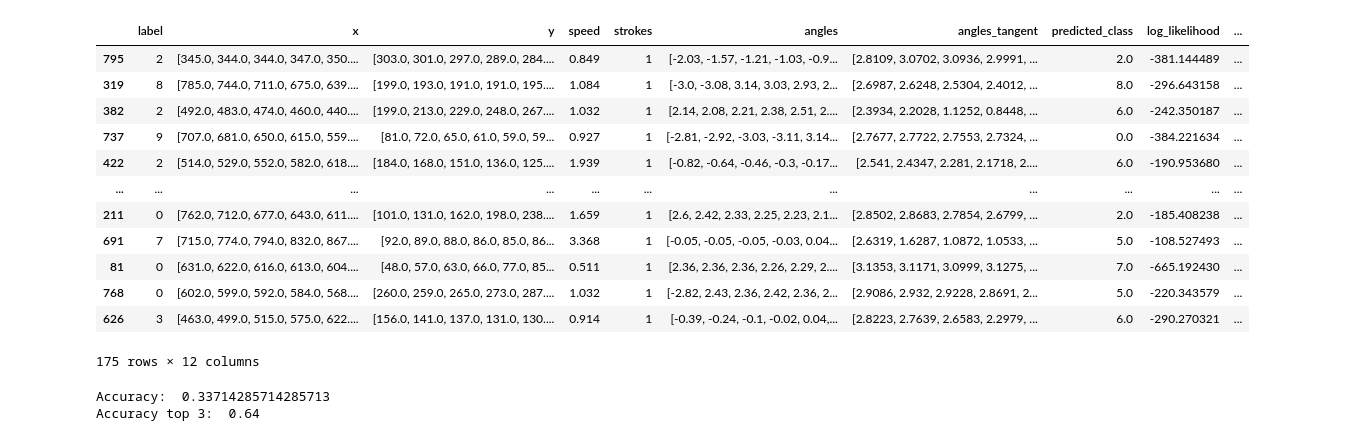
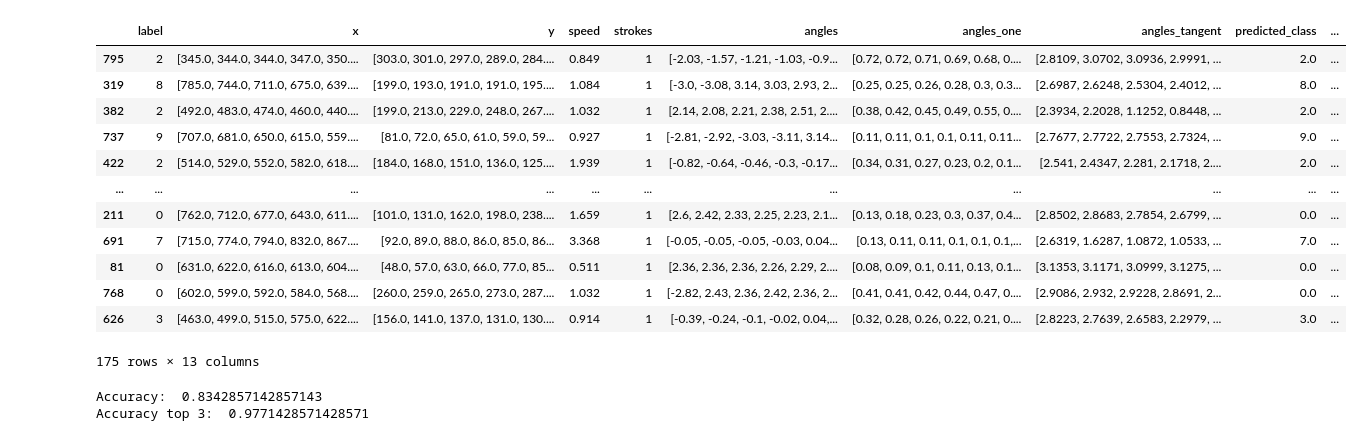
Before and after one commit to thomasverardo/HMM_handwritten_recognition, a Jupyter notebook: scripts/predict.ipynb, the cells around one changed output. Saved outputs shown, nothing was run; the diff lists cells and outputs as text; code cells hidden in the pictures.

```diff
--- a/scripts/predict.ipynb
+++ b/scripts/predict.ipynb
@@ -26,7 +26,7 @@ test
 # %%
 predicted_test = test.copy()
 
-feature = 'angles_tangent'
+feature = 'angles'
 
 models = []
 for n_class in classes: # Can be thrown an expection beacuse this is the labels of the test set and not of the models (train set)
@@ -60,46 +60,46 @@ for i in range(len(test)):
     log_like_max.append(max_log_likelihood['log_likelihood'])
     predicted_class.append(max_log_likelihood['predicted_class'])
 
     if max_log_likelihood['predicted_class'] == max_log_likelihood['true_class']:
         is_predicted.append(True)
     else:
         is_predicted.append(False)
 
     # Compute top 3 predictions
     top_3_loglikelihood.append(sorted(list_log_likelihoods, reverse=True)[:3])
     top1, top2, top3 = sorted(list_log_likelihoods, reverse=True)[:3]
     top_3_list = []
     top_3_list.append(log_likelihoods.loc[log_likelihoods['log_likelihood'] == top1]['predicted_class'].values[0])
     top_3_list.append(log_likelihoods.loc[log_likelihoods['log_likelihood'] == top2]['predicted_class'].values[0])
     top_3_list.append(log_likelihoods.loc[log_likelihoods['log_likelihood'] == top3]['predicted_class'].values[0])
     top_3_predicted_classes.append(top_3_list)
 
 
 
 
 predicted_test["predicted_class"] = predicted_class
 predicted_test["log_likelihood"] = log_like_max
 predicted_test["is_predicted"] = is_predicted
 predicted_test["top_3_predicted"] = top_3_predicted_classes
 predicted_test["top_3_loglikelihood"] = top_3_loglikelihood
 
 predicted_test
 
 # model_0.score_samples(angles_0)
 # %% [output]
-|  | label | x | y | speed | strokes | angles | angles_tangent | predicted_class | log_likelihood | ... |
-| 795 | 2 | [345.0, 344.0, 344.0, 347.0, 350.... | [303.0, 301.0, 297.0, 289.0, 284.... | 0.849 | 1 | [-2.03, -1.57, -1.21, -1.03, -0.9... | [2.8109, 3.0702, 3.0936, 2.9991, ... | 2.0 | -381.144489 | ... |
-| 319 | 8 | [785.0, 744.0, 711.0, 675.0, 639.... | [199.0, 193.0, 191.0, 191.0, 195.... | 1.084 | 1 | [-3.0, -3.08, 3.14, 3.03, 2.93, 2... | [2.6987, 2.6248, 2.5304, 2.4012, ... | 8.0 | -296.643158 | ... |
-| 382 | 2 | [492.0, 483.0, 474.0, 460.0, 440.... | [199.0, 213.0, 229.0, 248.0, 267.... | 1.032 | 1 | [2.14, 2.08, 2.21, 2.38, 2.51, 2.... | [2.3934, 2.2028, 1.1252, 0.8448, ... | 6.0 | -242.350187 | ... |
-| 737 | 9 | [707.0, 681.0, 650.0, 615.0, 559.... | [81.0, 72.0, 65.0, 61.0, 59.0, 59... | 0.927 | 1 | [-2.81, -2.92, -3.03, -3.11, 3.14... | [2.7677, 2.7722, 2.7553, 2.7324, ... | 0.0 | -384.221634 | ... |
-| 422 | 2 | [514.0, 529.0, 552.0, 582.0, 618.... | [184.0, 168.0, 151.0, 136.0, 125.... | 1.939 | 1 | [-0.82, -0.64, -0.46, -0.3, -0.17... | [2.541, 2.4347, 2.281, 2.1718, 2.... | 6.0 | -190.953680 | ... |
+|  | label | x | y | speed | strokes | angles | angles_one | angles_tangent | predicted_class | ... |
+| 795 | 2 | [345.0, 344.0, 344.0, 347.0, 350.... | [303.0, 301.0, 297.0, 289.0, 284.... | 0.849 | 1 | [-2.03, -1.57, -1.21, -1.03, -0.9... | [0.72, 0.72, 0.71, 0.69, 0.68, 0.... | [2.8109, 3.0702, 3.0936, 2.9991, ... | 2.0 | ... |
+| 319 | 8 | [785.0, 744.0, 711.0, 675.0, 639.... | [199.0, 193.0, 191.0, 191.0, 195.... | 1.084 | 1 | [-3.0, -3.08, 3.14, 3.03, 2.93, 2... | [0.25, 0.25, 0.26, 0.28, 0.3, 0.3... | [2.6987, 2.6248, 2.5304, 2.4012, ... | 8.0 | ... |
+| 382 | 2 | [492.0, 483.0, 474.0, 460.0, 440.... | [199.0, 213.0, 229.0, 248.0, 267.... | 1.032 | 1 | [2.14, 2.08, 2.21, 2.38, 2.51, 2.... | [0.38, 0.42, 0.45, 0.49, 0.55, 0.... | [2.3934, 2.2028, 1.1252, 0.8448, ... | 2.0 | ... |
+| 737 | 9 | [707.0, 681.0, 650.0, 615.0, 559.... | [81.0, 72.0, 65.0, 61.0, 59.0, 59... | 0.927 | 1 | [-2.81, -2.92, -3.03, -3.11, 3.14... | [0.11, 0.11, 0.1, 0.1, 0.11, 0.11... | [2.7677, 2.7722, 2.7553, 2.7324, ... | 9.0 | ... |
+| 422 | 2 | [514.0, 529.0, 552.0, 582.0, 618.... | [184.0, 168.0, 151.0, 136.0, 125.... | 1.939 | 1 | [-0.82, -0.64, -0.46, -0.3, -0.17... | [0.34, 0.31, 0.27, 0.23, 0.2, 0.1... | [2.541, 2.4347, 2.281, 2.1718, 2.... | 2.0 | ... |
 | ... | ... | ... | ... | ... | ... | ... | ... | ... | ... | ... |
-| 211 | 0 | [762.0, 712.0, 677.0, 643.0, 611.... | [101.0, 131.0, 162.0, 198.0, 238.... | 1.659 | 1 | [2.6, 2.42, 2.33, 2.25, 2.23, 2.1... | [2.8502, 2.8683, 2.7854, 2.6799, ... | 2.0 | -185.408238 | ... |
-| 691 | 7 | [715.0, 774.0, 794.0, 832.0, 867.... | [92.0, 89.0, 88.0, 86.0, 85.0, 86... | 3.368 | 1 | [-0.05, -0.05, -0.05, -0.03, 0.04... | [2.6319, 1.6287, 1.0872, 1.0533, ... | 5.0 | -108.527493 | ... |
-| 81 | 0 | [631.0, 622.0, 616.0, 613.0, 604.... | [48.0, 57.0, 63.0, 66.0, 77.0, 85... | 0.511 | 1 | [2.36, 2.36, 2.36, 2.26, 2.29, 2.... | [3.1353, 3.1171, 3.0999, 3.1275, ... | 7.0 | -665.192430 | ... |
-| 768 | 0 | [602.0, 599.0, 592.0, 584.0, 568.... | [260.0, 259.0, 265.0, 273.0, 287.... | 1.032 | 1 | [-2.82, 2.43, 2.36, 2.42, 2.36, 2... | [2.9086, 2.932, 2.9228, 2.8691, 2... | 5.0 | -220.343579 | ... |
-| 626 | 3 | [463.0, 499.0, 515.0, 575.0, 622.... | [156.0, 141.0, 137.0, 131.0, 130.... | 0.914 | 1 | [-0.39, -0.24, -0.1, -0.02, 0.04,... | [2.8223, 2.7639, 2.6583, 2.2979, ... | 6.0 | -290.270321 | ... |
+| 211 | 0 | [762.0, 712.0, 677.0, 643.0, 611.... | [101.0, 131.0, 162.0, 198.0, 238.... | 1.659 | 1 | [2.6, 2.42, 2.33, 2.25, 2.23, 2.1... | [0.13, 0.18, 0.23, 0.3, 0.37, 0.4... | [2.8502, 2.8683, 2.7854, 2.6799, ... | 0.0 | ... |
+| 691 | 7 | [715.0, 774.0, 794.0, 832.0, 867.... | [92.0, 89.0, 88.0, 86.0, 85.0, 86... | 3.368 | 1 | [-0.05, -0.05, -0.05, -0.03, 0.04... | [0.13, 0.11, 0.11, 0.1, 0.1, 0.1,... | [2.6319, 1.6287, 1.0872, 1.0533, ... | 7.0 | ... |
+| 81 | 0 | [631.0, 622.0, 616.0, 613.0, 604.... | [48.0, 57.0, 63.0, 66.0, 77.0, 85... | 0.511 | 1 | [2.36, 2.36, 2.36, 2.26, 2.29, 2.... | [0.08, 0.09, 0.1, 0.11, 0.13, 0.1... | [3.1353, 3.1171, 3.0999, 3.1275, ... | 0.0 | ... |
+| 768 | 0 | [602.0, 599.0, 592.0, 584.0, 568.... | [260.0, 259.0, 265.0, 273.0, 287.... | 1.032 | 1 | [-2.82, 2.43, 2.36, 2.42, 2.36, 2... | [0.41, 0.41, 0.42, 0.44, 0.47, 0.... | [2.9086, 2.932, 2.9228, 2.8691, 2... | 0.0 | ... |
+| 626 | 3 | [463.0, 499.0, 515.0, 575.0, 622.... | [156.0, 141.0, 137.0, 131.0, 130.... | 0.914 | 1 | [-0.39, -0.24, -0.1, -0.02, 0.04,... | [0.32, 0.28, 0.26, 0.22, 0.21, 0.... | [2.8223, 2.7639, 2.6583, 2.2979, ... | 3.0 | ... |
-175 rows × 12 columns
+175 rows × 13 columns
 # %%
 # Calculate top 3 accuracy
 sum_top_3 = 0
@@ -114,5 +114,5 @@ print("Accuracy: ", accuracy)
 accuracy_top_3 = sum_top_3/len(predicted_test["label"])
 print("Accuracy top 3: ", accuracy_top_3)
 # %% [output]
-Accuracy:  0.33714285714285713
-Accuracy top 3:  0.64
+Accuracy:  0.8342857142857143
+Accuracy top 3:  0.9771428571428571
```
Also changed, not shown: parts of 1 cell of this notebook, 11 other files.
